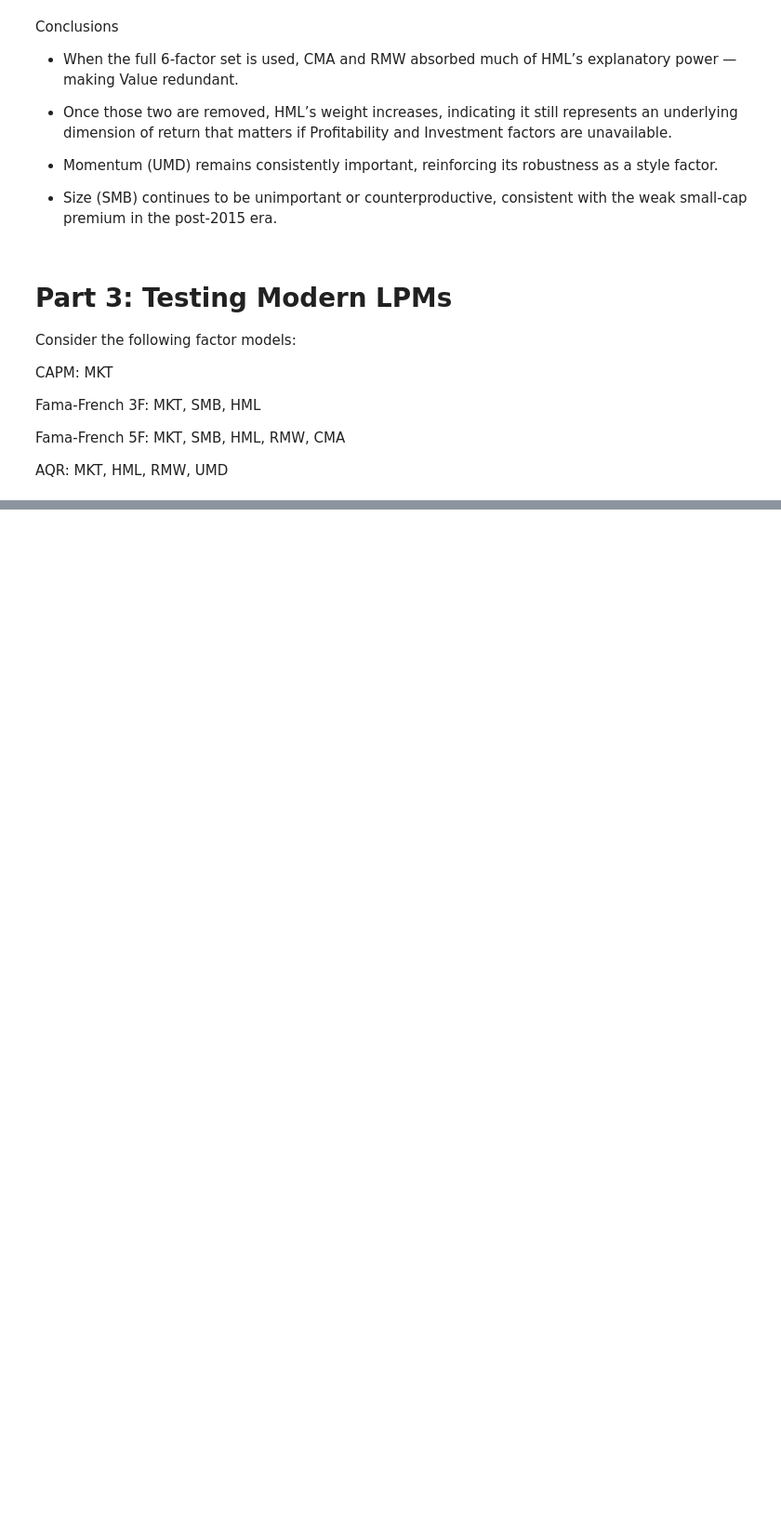
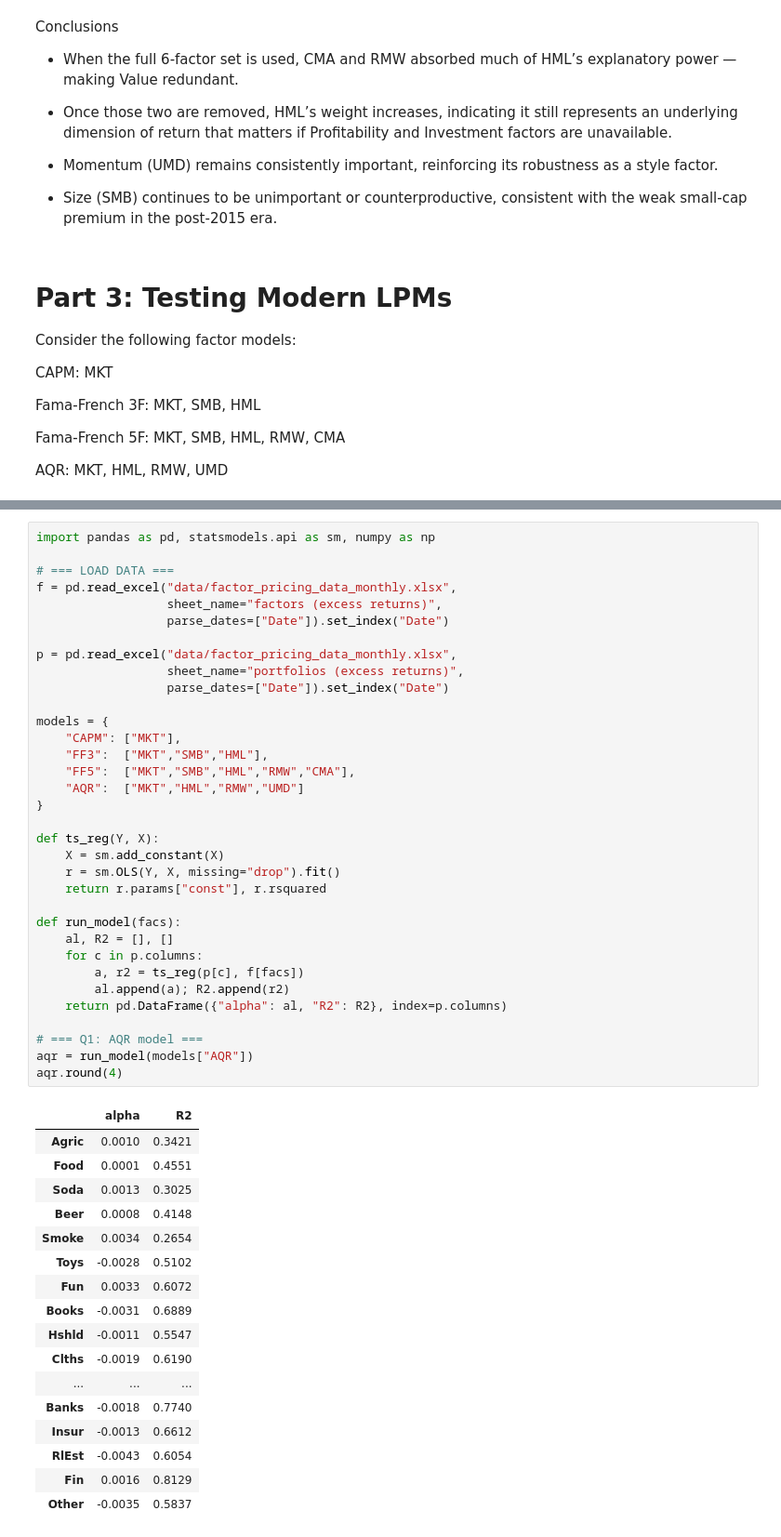
Before and after one commit to Rhazi/portfolio_Group_B4, a Jupyter notebook: Group_B_HMW_5.ipynb, the cells around one changed output, grey strips where cells are left out. Shown at 93% size. Cells and saved outputs as stored; diff of their text form; blank space fills up the shorter version.

```diff
--- a/Group_B_HMW_5.ipynb
+++ b/Group_B_HMW_5.ipynb
@@ -279,0 +286,52 @@ AQR: MKT, HML, RMW, UMD
+# %%
+import pandas as pd, statsmodels.api as sm, numpy as np
+
+# === LOAD DATA ===
+f = pd.read_excel("data/factor_pricing_data_monthly.xlsx",
+                  sheet_name="factors (excess returns)",
+                  parse_dates=["Date"]).set_index("Date")
+
+p = pd.read_excel("data/factor_pricing_data_monthly.xlsx",
+                  sheet_name="portfolios (excess returns)",
+                  parse_dates=["Date"]).set_index("Date")
+
+models = {
+    "CAPM": ["MKT"],
+    "FF3":  ["MKT","SMB","HML"],
+    "FF5":  ["MKT","SMB","HML","RMW","CMA"],
+    "AQR":  ["MKT","HML","RMW","UMD"]
+}
+
+def ts_reg(Y, X):
+    X = sm.add_constant(X)
+    r = sm.OLS(Y, X, missing="drop").fit()
+    return r.params["const"], r.rsquared
+
+def run_model(facs):
+    al, R2 = [], []
+    for c in p.columns:
+        a, r2 = ts_reg(p[c], f[facs])
+        al.append(a); R2.append(r2)
+    return pd.DataFrame({"alpha": al, "R2": R2}, index=p.columns)
+
+# === Q1: AQR model ===
+aqr = run_model(models["AQR"])
+aqr.round(4)
+# %% [output]
+|  | alpha | R2 |
+| Agric | 0.0010 | 0.3421 |
+| Food | 0.0001 | 0.4551 |
+| Soda | 0.0013 | 0.3025 |
+| Beer | 0.0008 | 0.4148 |
+| Smoke | 0.0034 | 0.2654 |
+| Toys | -0.0028 | 0.5102 |
+| Fun | 0.0033 | 0.6072 |
+| Books | -0.0031 | 0.6889 |
+| Hshld | -0.0011 | 0.5547 |
+| Clths | -0.0019 | 0.6190 |
+| ... | ... | ... |
+| Banks | -0.0018 | 0.7740 |
+| Insur | -0.0013 | 0.6612 |
+| RlEst | -0.0043 | 0.6054 |
+| Fin | 0.0016 | 0.8129 |
+| Other | -0.0035 | 0.5837 |
```
Also changed, not shown: parts of 12 cells of this notebook.
